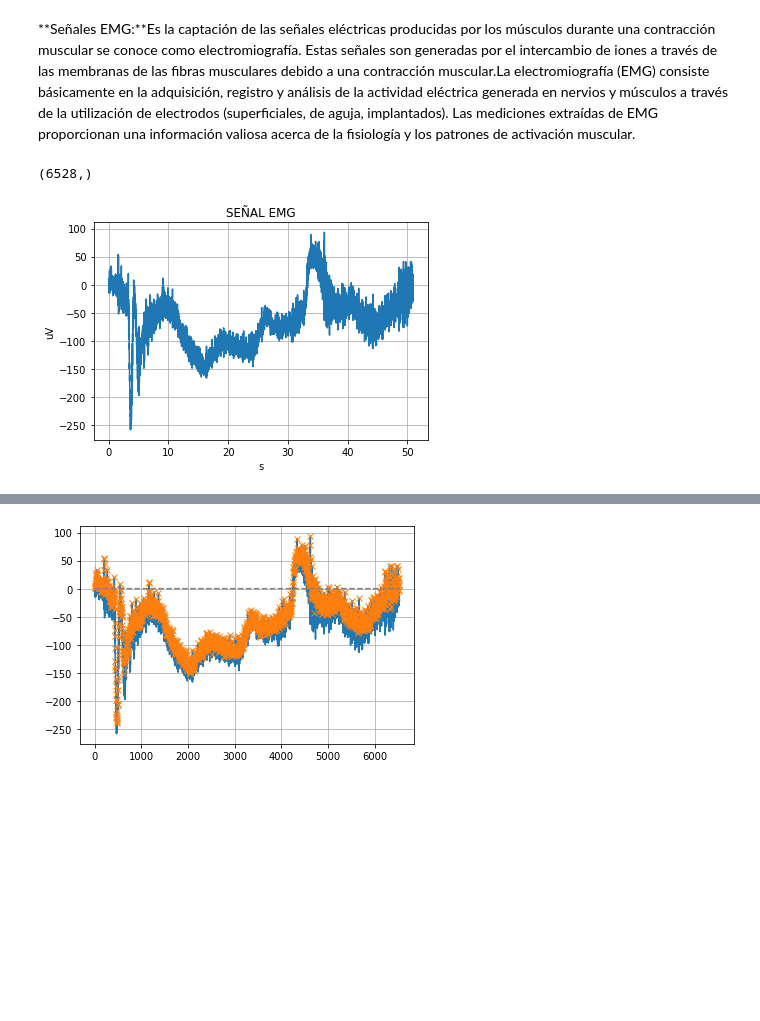
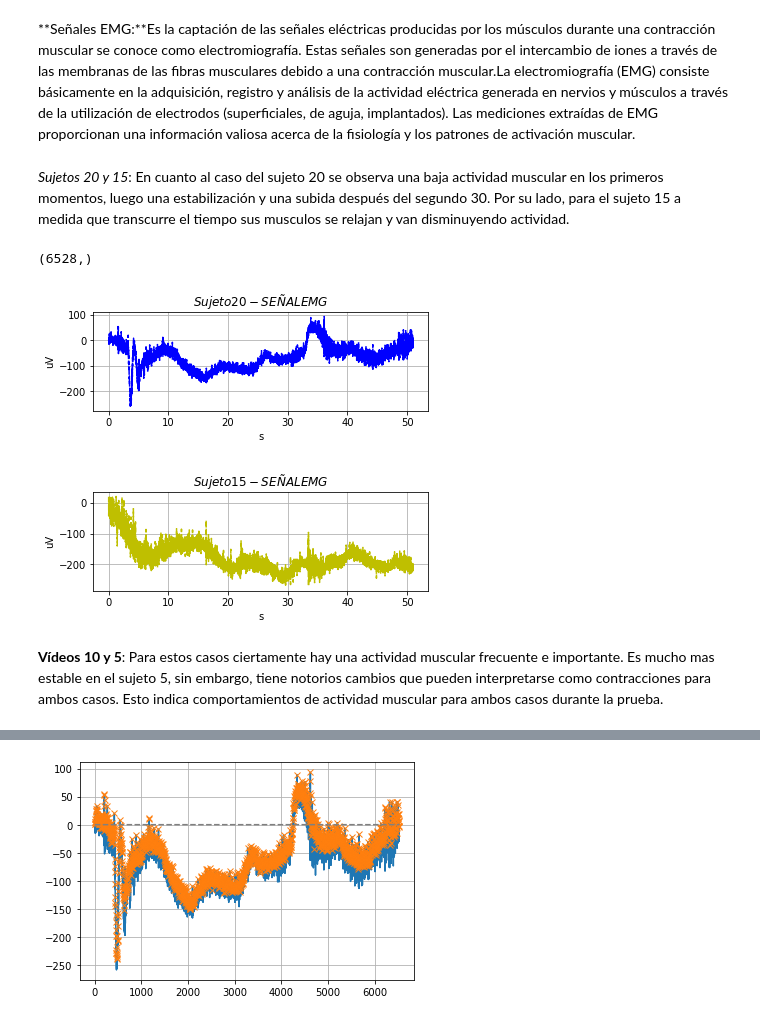
Before and after one commit to ManueloRZ2/MiniProyecto, a Jupyter notebook: Miniproyecto1(com1).ipynb, the cells around one changed output, grey strips where cells are left out. Drawn from its saved outputs; the diff is of its cells as text; code cells hidden in the pictures; blank space fills up the shorter version.

```diff
--- a/Miniproyecto1(com1).ipynb
+++ b/Miniproyecto1(com1).ipynb
@@ -287,19 +394,36 @@ Desviación estandar de la señal PATTERN RESPIRATION:  1271.5842631214387
 # %% [markdown]
 **Señales EMG:**Es la captación de las señales eléctricas producidas por los músculos durante una contracción muscular se conoce como electromiografía. Estas señales son generadas por el intercambio de iones a través de las membranas de las fibras musculares debido a una contracción muscular.La electromiografía (EMG) consiste básicamente en la adquisición, registro y análisis de la actividad eléctrica generada en nervios y músculos a través de la utilización de electrodos (superficiales, de aguja, implantados). Las mediciones extraídas de EMG proporcionan una información valiosa acerca de la fisiología y los patrones de activación muscular.
+# %% [markdown]
+*Sujetos 20 y 15*: En cuanto al caso del sujeto 20 se observa una baja actividad muscular en los primeros momentos, luego una estabilización y una subida después del segundo 30. Por su lado, para el sujeto 15 a medida que transcurre el tiempo sus musculos se relajan y van disminuyendo actividad.
 # %%
-trial = 20 # video u observación
+trialEMG20 = 20 # video u observación
+trialEMG15 = 15 # video u observación
 channel = 35 # canal de la señal fisiológica
-EMG = X[trial-1,channel-1,:]
-print(EMG.shape)
+EMG20 = X[trialEMG20-1,channel-1,:]
+EMG15 = X[trialEMG15-1,channel-1,:]
+print(EMG20.shape)
 ts = len(respiration)/128.
 time = np.linspace(0,ts,len(respiration))
 
-plt.plot(time,EMG)
+plt.figure()
+plt.subplot(2,1,1)
+plt.plot(time, EMG20,'b--' )
 plt.grid()
-plt.title("SEÑAL EMG")
+plt.title('$Sujeto 20 - SEÑAL EMG$')
 plt.ylabel('uV')
 plt.xlabel('s')
 plt.show()
+
+plt.subplot(2,1,2)
+plt.plot(time, EMG15,'y--')
+plt.grid()
+plt.title('$Sujeto 15 - SEÑAL EMG$')
+plt.ylabel('uV')
+plt.xlabel('s')
+plt.show()
 # %% [output]
 (6528,)
-[figure, old version]
+[figure, new version]
+[figure, added]
+# %% [markdown]
+**Vídeos 10 y 5**: Para estos casos ciertamente hay una actividad muscular frecuente e importante. Es mucho mas estable en el sujeto 5, sin embargo, tiene notorios cambios que pueden interpretarse como contracciones para ambos casos. Esto indica comportamientos de actividad muscular para ambos casos durante la prueba.
```
Also changed, not shown: parts of 43 cells of this notebook.
